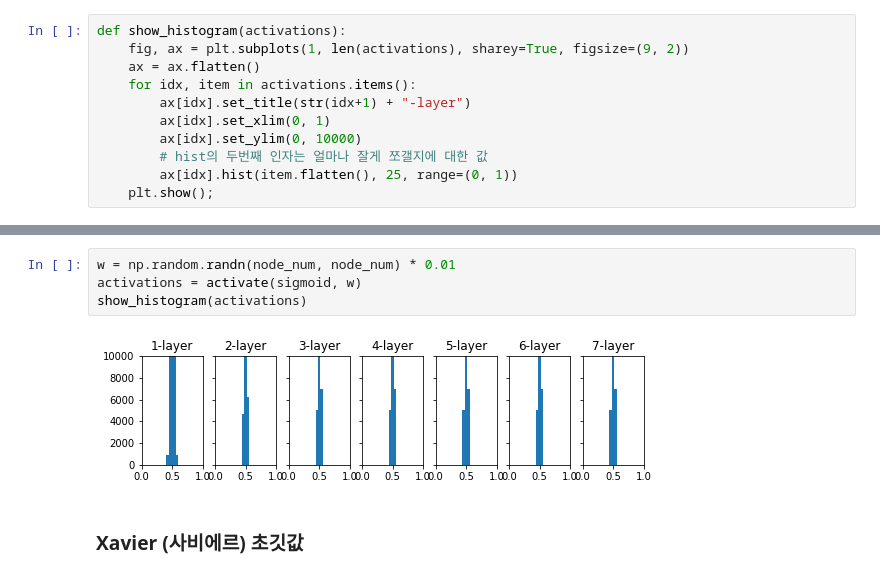
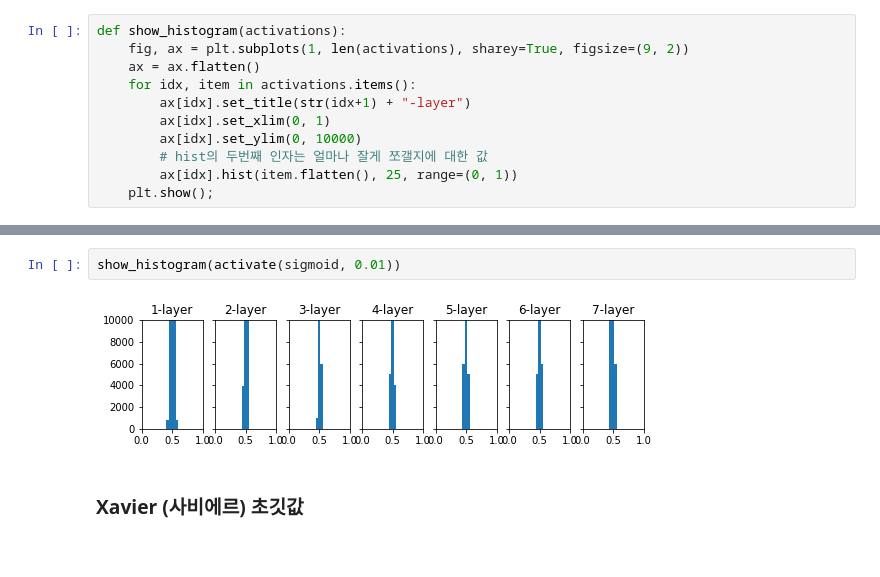
Before and after one commit to winterjung/study, a Jupyter notebook: Book/DeepLearningFromScratch/ch6.ipynb, the cells around one changed output, grey strips where cells are left out. Saved outputs shown, nothing was run; the diff lists cells and outputs as text.

```diff
--- a/Book/DeepLearningFromScratch/ch6.ipynb
+++ b/Book/DeepLearningFromScratch/ch6.ipynb
@@ -462,8 +459,6 @@ show_histogram(activations)
-# %%
-w = np.random.randn(node_num, node_num) * 0.01
-activations = activate(sigmoid, w)
-show_histogram(activations)
-# %% [output]
-[figure, removed]
+# %%
+show_histogram(activate(sigmoid, 0.01))
+# %% [output]
+[figure, added]
 # %% [markdown]
 ### Xavier (사비에르) 초깃값
```
Also changed, not shown: parts of 25 cells of this notebook, 1 other file.
